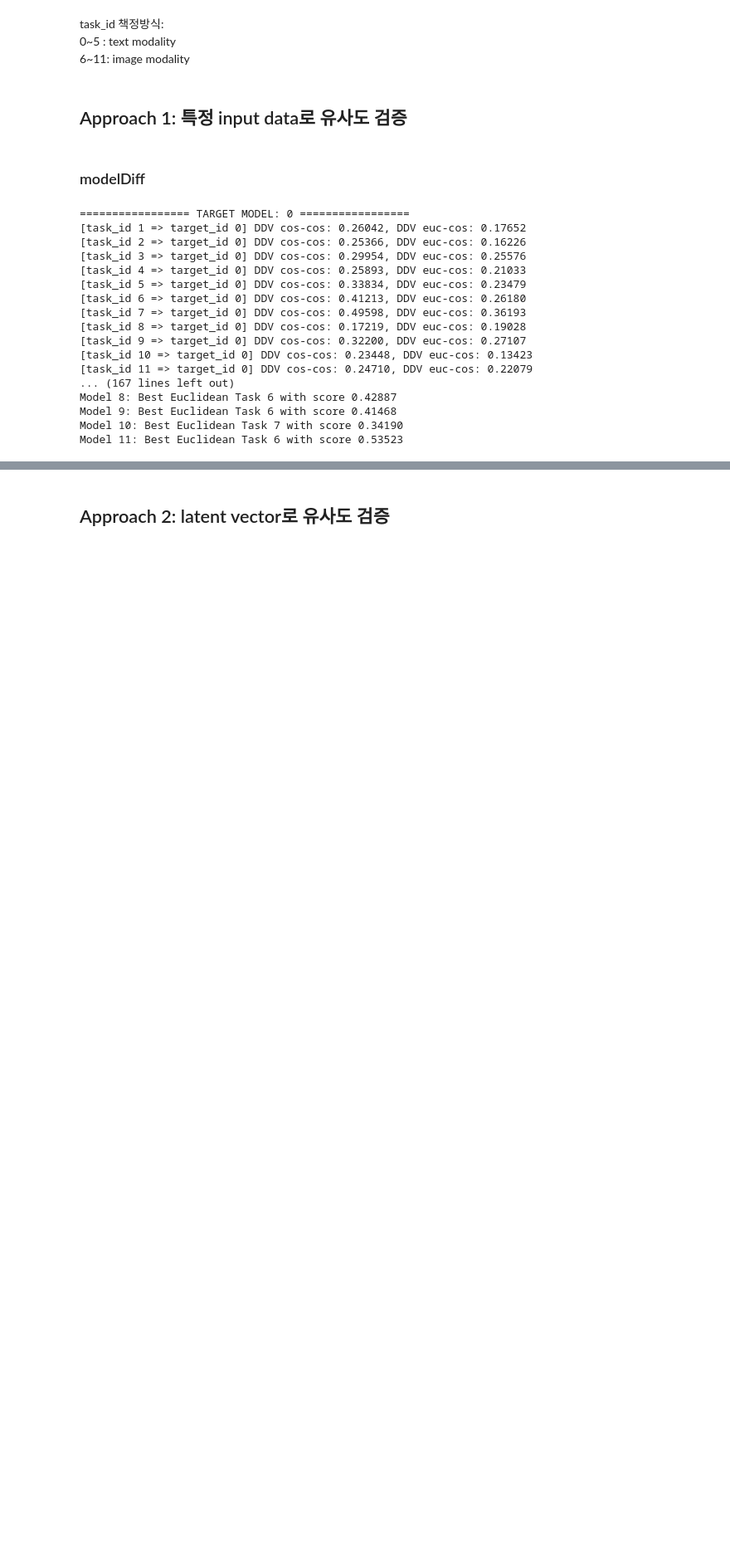
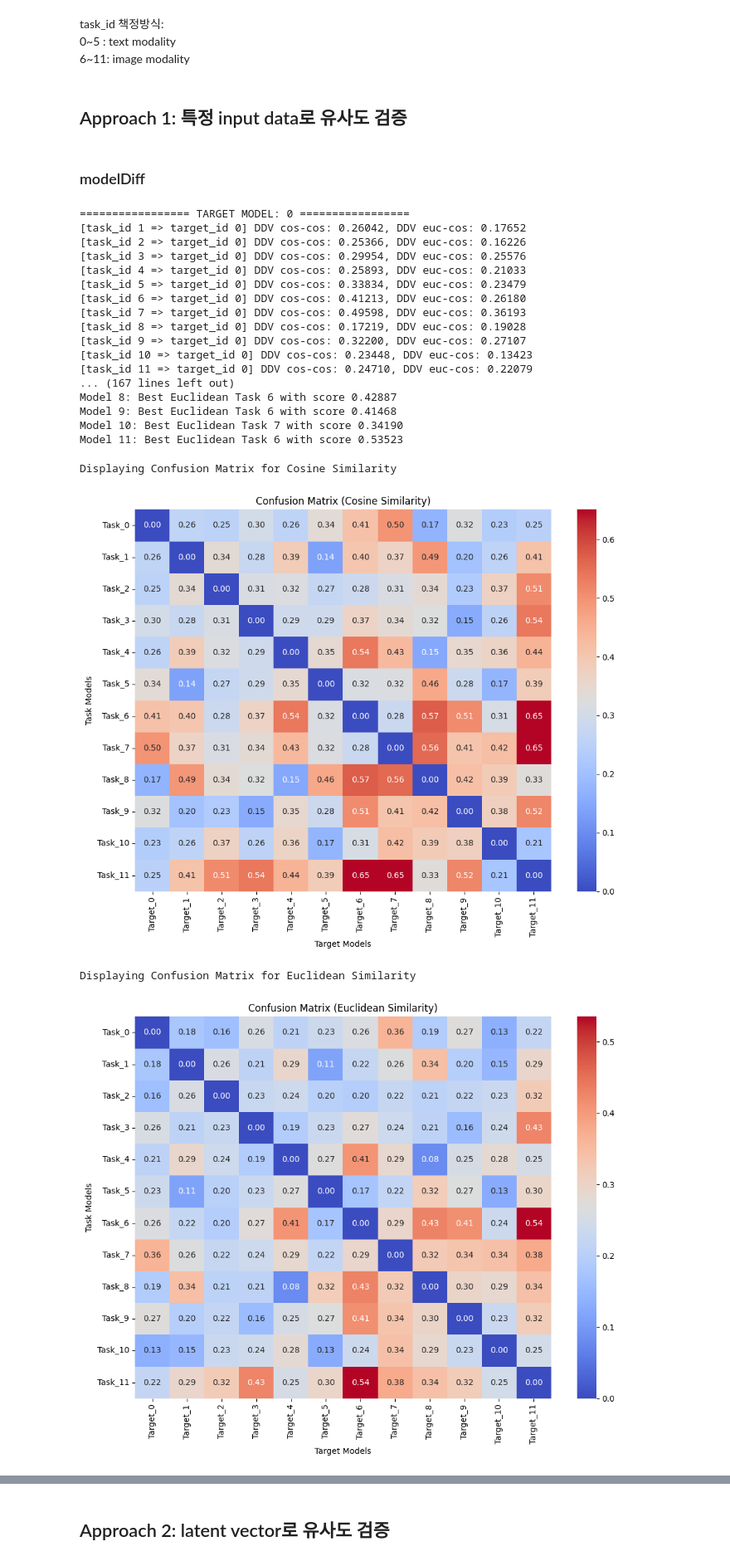
Before and after one commit to EWHA-Tespa/Perceiver, a Jupyter notebook: code/modelDiff.ipynb, the cells around one changed output, grey strips where cells are left out. Shown: that part at 83% size. Cells and saved outputs as stored; diff of their text form; code cells hidden in the pictures; blank space fills up the shorter version.

Commit message:
modelDiff analysis

```diff
--- a/code/modelDiff.ipynb
+++ b/code/modelDiff.ipynb
@@ -467,3 +467,65 @@ Model 8: Best Euclidean Task 6 with score 0.42887
 Model 9: Best Euclidean Task 6 with score 0.41468
 Model 10: Best Euclidean Task 7 with score 0.34190
 Model 11: Best Euclidean Task 6 with score 0.53523
+# %%
+import seaborn as sns
+
+# Confusion Matrix 생성 (cosine과 euclidean)
+num_models = 12
+confusion_matrix_cos = np.zeros((num_models, num_models))
+confusion_matrix_euc = np.zeros((num_models, num_models))
+
+# ddvcc_list_all와 ddvec_list_all에서 값을 채움
+for target_id, task_id, cos_distance in ddvcc_list_all:
+    confusion_matrix_cos[task_id, target_id] = cos_distance  # x축과 y축 변경
+
+for target_id, task_id, euc_distance in ddvec_list_all:
+    confusion_matrix_euc[task_id, target_id] = euc_distance  # x축과 y축 변경
+
+# DataFrame으로 변환
+confusion_df_cos = pd.DataFrame(confusion_matrix_cos, columns=[f"Target_{i}" for i in range(num_models)],
+                                index=[f"Task_{i}" for i in range(num_models)])
+confusion_df_euc = pd.DataFrame(confusion_matrix_euc, columns=[f"Target_{i}" for i in range(num_models)],
+                                index=[f"Task_{i}" for i in range(num_models)])
+
+# Confusion Matrix 시각화 함수
+def plot_confusion_matrix(confusion_df, title):
+    plt.figure(figsize=(10, 8))
+    sns.heatmap(confusion_df, annot=True, fmt=".2f", cmap="coolwarm", cbar=True)
+    plt.title(title)
+    plt.ylabel("Task Models")
+    plt.xlabel("Target Models")
+    plt.tight_layout()
+    plt.show()
+
+# Confusion Matrix 시각화
+print("Displaying Confusion Matrix for Cosine Similarity")
+plot_confusion_matrix(confusion_df_cos, "Confusion Matrix (Cosine Similarity)")
+
+print("Displaying Confusion Matrix for Euclidean Similarity")
+plot_confusion_matrix(confusion_df_euc, "Confusion Matrix (Euclidean Similarity)")
+
+# Best Cosine 및 Euclidean Backbone 결과를 DataFrame으로 정리 및 모달리티 추가
+def add_modality_info(df):
+    df["Task_Modality"] = df["Task_ID"].apply(lambda x: "Text" if x < 6 else "Image")
+    df["Target_Modality"] = df["Best_Target_ID"].apply(lambda x: "Text" if x < 6 else "Image")
+    return df
+
+best_cos_df = pd.DataFrame(best_cos_list, columns=["Task_ID", "Best_Target_ID", "Best_Cos_Score"])
+best_euc_df = pd.DataFrame(best_euc_list, columns=["Task_ID", "Best_Target_ID", "Best_Euc_Score"])
+
+best_cos_df = add_modality_info(best_cos_df)
+best_euc_df = add_modality_info(best_euc_df)
+
+# Best Task 결과를 파일로 저장 (TXT 형식)
+best_cos_df.to_csv("/home/youlee/perceiver/perceiver/code/best_cosine_results.txt", index=False, sep='\t')
+best_euc_df.to_csv("/home/youlee/perceiver/perceiver/code/best_euclidean_results.txt", index=False, sep='\t')
+
+print("Best task results have been saved:")
+print("- /home/youlee/perceiver/perceiver/code/best_cosine_results.txt")
+print("- /home/youlee/perceiver/perceiver/code/best_euclidean_results.txt")
+# %% [output]
+Displaying Confusion Matrix for Cosine Similarity
+[figure, added]
+Displaying Confusion Matrix for Euclidean Similarity
+[figure, added]
```
Also changed, not shown: parts of 3 cells of this notebook, 2 other files.
